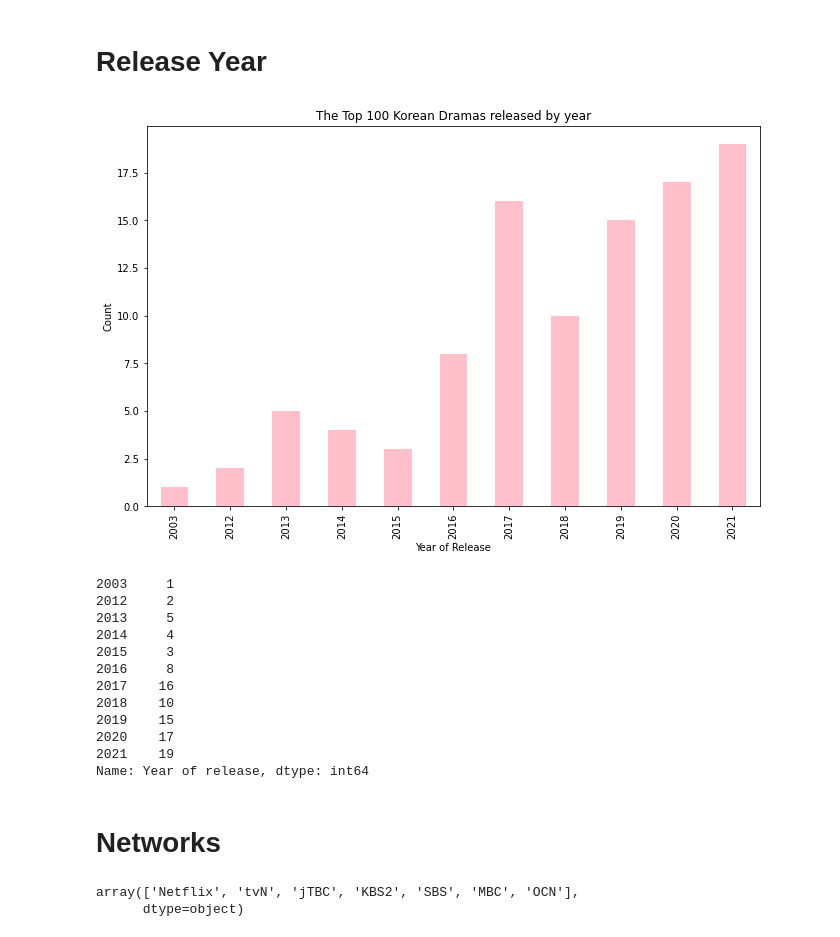
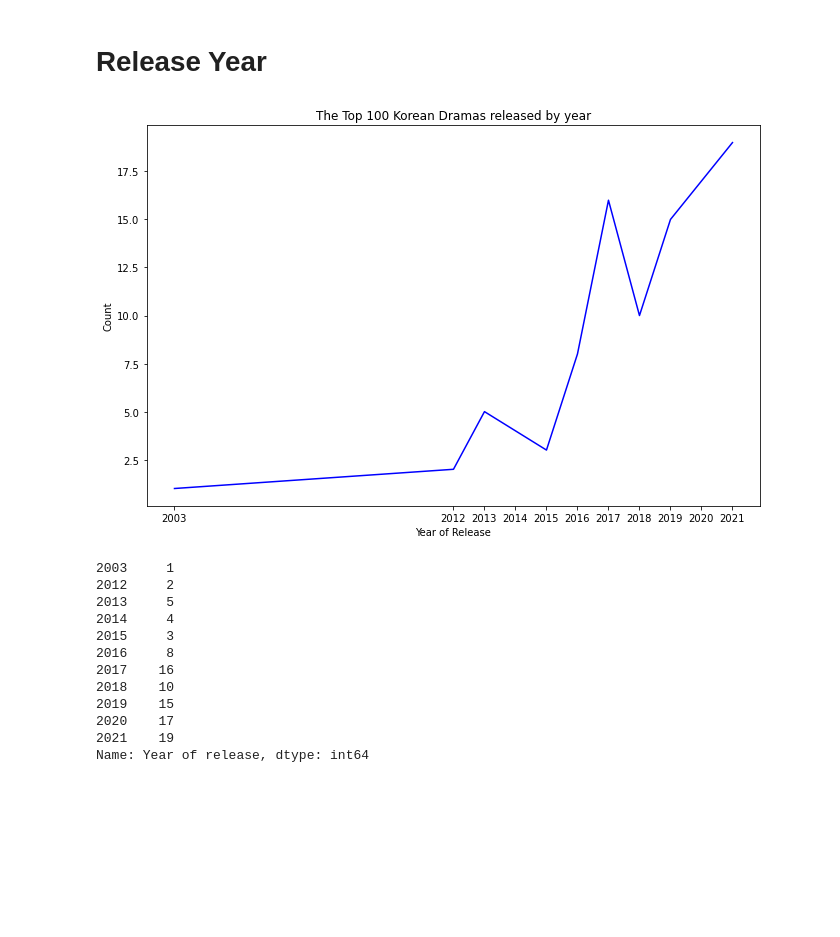
Before and after one commit to ssim3/Korean_drama_EDA, a Jupyter notebook: kdrama_eda_final.ipynb, the cells around one changed output. Drawn from its saved outputs; the diff is of its cells as text; code cells hidden in the pictures; blank space fills up the shorter version.

Commit message:
Changed graphs
Changed episodes by date to line graph to show the trend over the years.

```diff
--- a/kdrama_eda_final.ipynb
+++ b/kdrama_eda_final.ipynb
@@ -164,14 +170,17 @@ duration_and_rating[duration_and_rating["Rating"] > 9.0]
 # %%
 kdramas_ry = kdramas["Year of release"].value_counts().sort_index()
 
-kdramas_ry.plot(kind="bar", title="The Top 100 Korean Dramas released by year", color="pink")
+kdramas_ry.plot(kind="line", title="The Top 100 Korean Dramas released by year", color="blue")
 plt.ylabel("Count")
 plt.xlabel("Year of Release")
 
+plt.xticks(kdramas_ry.index)
+
+
 plt.show()
 kdramas_ry
 # %% [output]
-[figure, old version]
+[figure, new version]
 2003     1
 2012     2
 2013     5
@@ -184,13 +193,3 @@ kdramas_ry
 2020    17
 2021    19
 Name: Year of release, dtype: int64
-# %% [markdown]
-# Networks
-# %%
-# Getting rid of double networks (e.g. Netflix, tvN)
-networks = [x.replace(" ", "").split(",")[0] for x in kdramas["Network"]]
-kdramas["Network"] = networks
-kdramas["Network"].unique() # No more double networks
-# %% [output]
-array(['Netflix', 'tvN', 'jTBC', 'KBS2', 'SBS', 'MBC', 'OCN'],
-      dtype=object)
```
Also changed, not shown: parts of 16 cells of this notebook.
